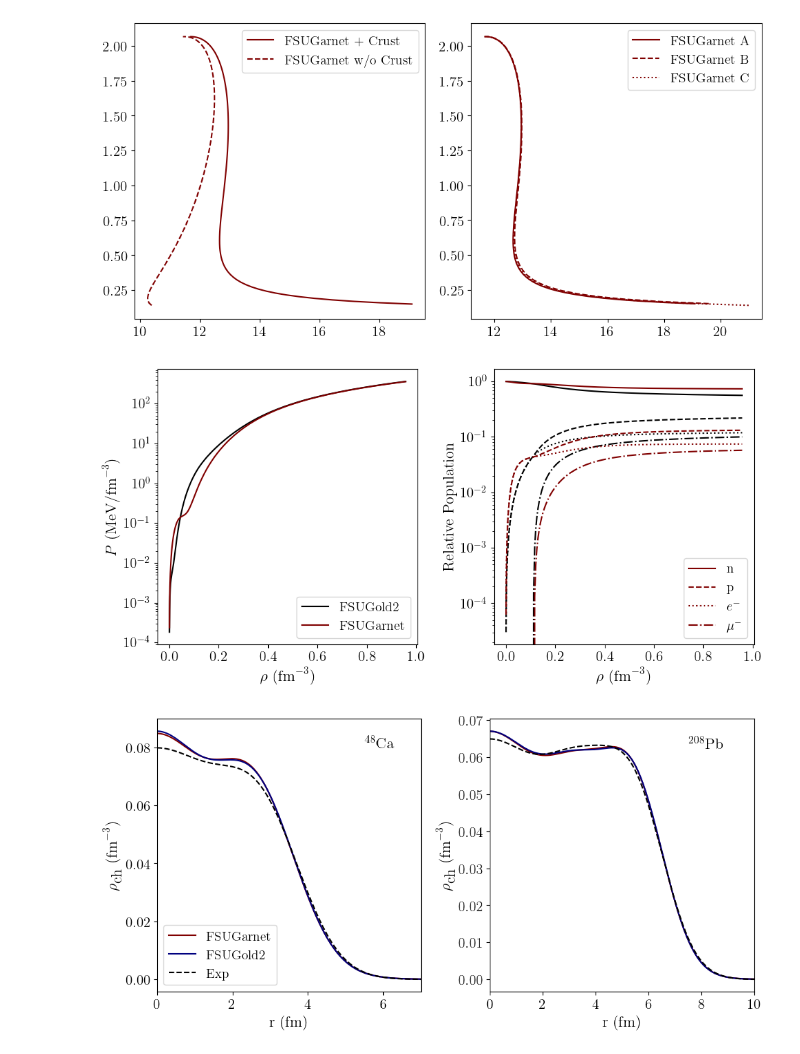
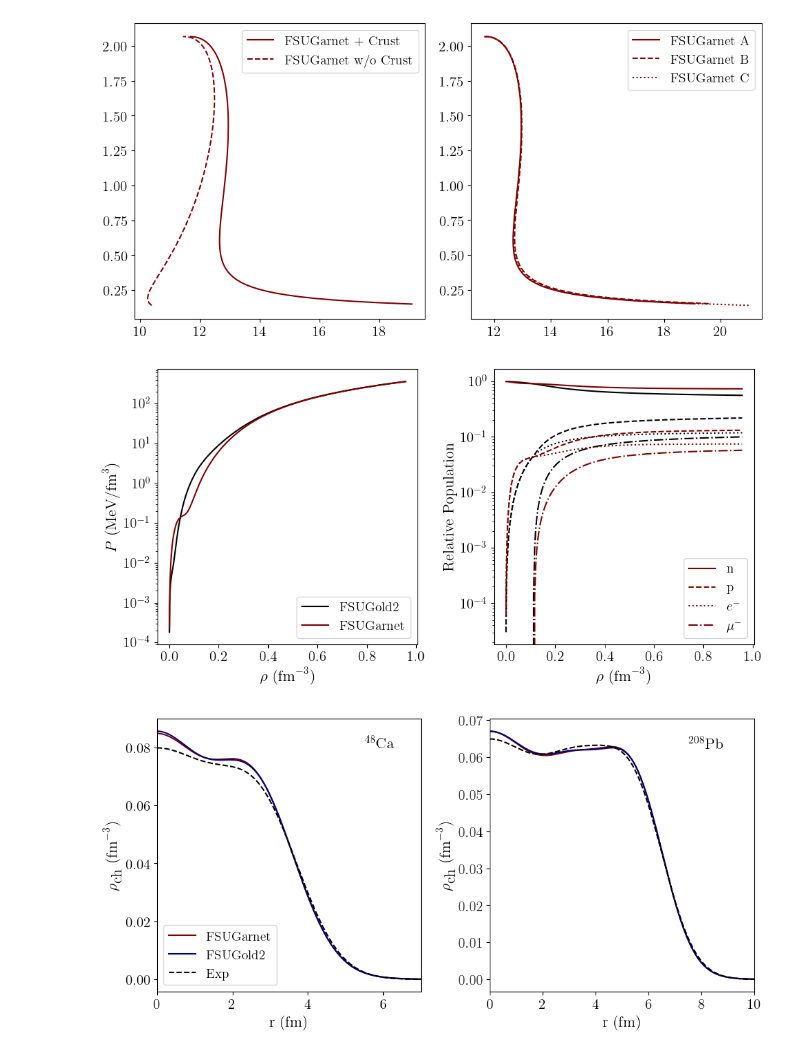
Before and after one commit to torquteam/FSU_FINITE, a Jupyter notebook: Dissertation/Plots.ipynb, the cells around one changed output. Drawn from its saved outputs; the diff is of its cells as text; code cells hidden in the pictures.

```diff
--- a/Dissertation/Plots.ipynb
+++ b/Dissertation/Plots.ipynb
@@ -158,35 +158,35 @@ ax[0].plot(gold[:,0], gold[:,2], color='black',lw=1.5,label='FSUGold2')
 ax[0].plot(garnet[:,0], garnet[:,2], color='maroon',lw=1.5,label='FSUGarnet')
 
 ax[1].plot(gold[:,0], gold_comp[:,0], color='black',lw=1.5)
 ax[1].plot(gold[:,0], gold_comp[:,1], color='black',lw=1.5, ls='dashed')
 ax[1].plot(gold[:,0], gold_comp[:,2], color='black',lw=1.5, ls='dotted')
 ax[1].plot(gold[:,0], gold_comp[:,3], color='black',lw=1.5, ls='-.')
 
 ax[1].plot(garnet[:,0], garnet_comp[:,0], color='maroon',lw=1.5,label='n')
 ax[1].plot(garnet[:,0], garnet_comp[:,1], color='maroon',lw=1.5,ls='dashed',label='p')
 ax[1].plot(garnet[:,0], garnet_comp[:,2], color='maroon',lw=1.5,ls='dotted',label=r'$e^-$')
 ax[1].plot(garnet[:,0], garnet_comp[:,3], color='maroon',lw=1.5,ls='-.',label=r'$\mu^-$')
 
 
 # Customization for left plot
 ax[0].set_xlabel(r'$\rho \,\,(\textrm{fm}^{-3})$',fontweight='bold')
-ax[0].set_ylabel(r'$P \,\, (\textrm{MeV}/\textrm{fm}^{-3})$',fontweight='bold')
+ax[0].set_ylabel(r'$P \,\, (\textrm{MeV}/\textrm{fm}^{3})$',fontweight='bold')
 ax[0].set_yscale('log')
 ax[0].legend(loc='lower right')
 
 # Customization for right plot
 ax[1].set_xlabel(r'$\rho \,\, (\textrm{fm}^{-3})$',fontweight='bold')
 ax[1].set_ylabel('Relative Population',fontweight='bold')
 ax[1].set_yscale('log')
 ax[1].legend(loc='lower right')
 
 # Adjust layout
 plt.tight_layout()
 
 # Save the figure (optional)
 plt.savefig('Figure4.png', dpi=500)
 # %% [output]
-[figure, old version]
+[figure, new version]
 # %%
 # Figure 5 (Single TOV solve plot)
 import matplotlib.pyplot as plt
```
Also changed, not shown: parts of 3 cells of this notebook, 20 other files.
